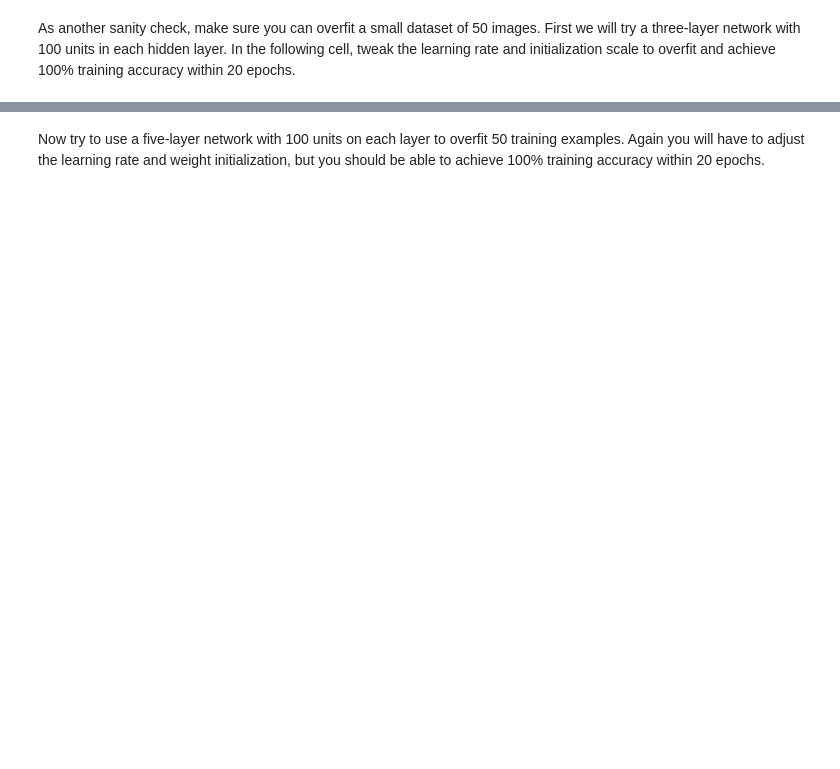
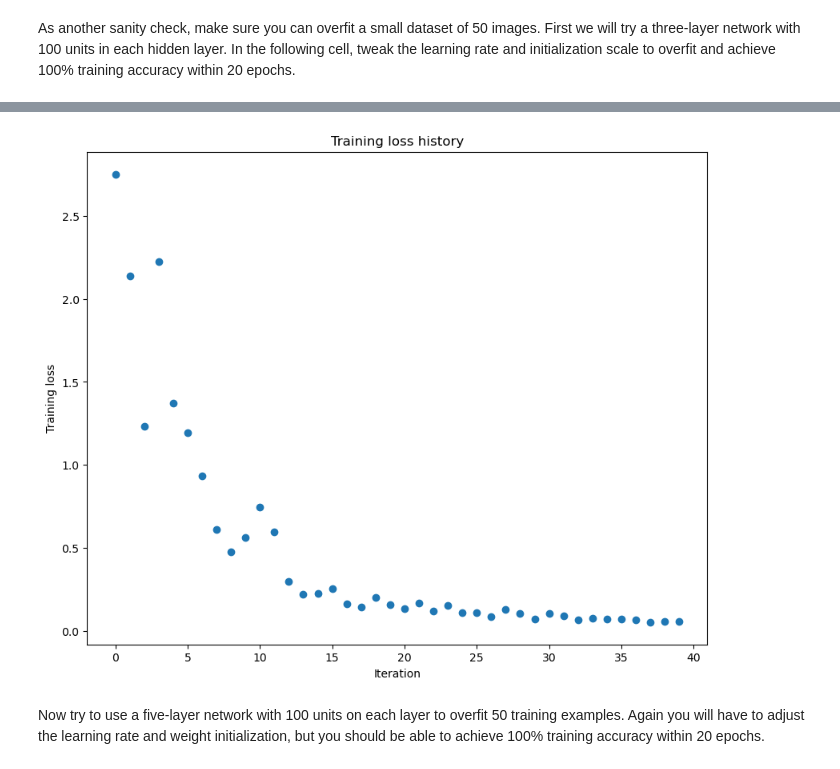
Before and after one commit to A-N1khil/compsci682, a Jupyter notebook: assignment2/FullyConnectedNets.ipynb, the cells around one changed output, grey strips where cells are left out. Drawn from its saved outputs; the diff is of its cells as text; code cells hidden in the pictures; blank space fills up the shorter version.

Commit message:
TODO: inline Q2

```diff
--- a/assignment2/FullyConnectedNets.ipynb
+++ b/assignment2/FullyConnectedNets.ipynb
@@ -363,9 +366,16 @@ model = TwoLayerNet()
 solver = None
 
 ##############################################################################
-# TODO: Use a Solver instance to train a TwoLayerNet that achieves at least  #
+# TODO1: Use a Solver instance to train a TwoLayerNet that achieves at least  #
 # 50% accuracy on the validation set.                                        #
 ##############################################################################
+
+data = {'X_train': data['X_train'], 'y_train': data['y_train'], 'X_val': data['X_val'], 'y_val': data['y_val']}
+# Getting an accuracy of 52.2% on this solver
+solver = Solver(model, data, lr_decay=.95, optim_config={'learning_rate': 1e-3}, batch_size=100, verbose=True, print_every=100)
+solver.train()
+print(f"Best Validation Accuracy: {solver.best_val_acc}")
+
 pass
 ##############################################################################
 #                             END OF YOUR CODE                               #
@@ -424,28 +471,33 @@ for reg in [0, 3.14]:
 # %% [markdown]
 As another sanity check, make sure you can overfit a small dataset of 50 images. First we will try a three-layer network with 100 units in each hidden layer. In the following cell, tweak the learning rate and initialization scale to overfit and achieve 100% training accuracy within 20 epochs.
 # %%
-# TODO: Use a three-layer Net to overfit 50 training examples by
+# TODO2: Use a three-layer Net to overfit 50 training examples by
 # tweaking just the learning rate and initialization scale.
 
 num_train = 50
 small_data = {
-  'X_train': data['X_train'][:num_train],
-  'y_train': data['y_train'][:num_train],
-  'X_val': data['X_val'],
-  'y_val': data['y_val'],
+    'X_train': data['X_train'][:num_train],
+    'y_train': data['y_train'][:num_train],
+    'X_val': data['X_val'],
+    'y_val': data['y_val'],
 }
 
-weight_scale = 1e-2
-learning_rate = 1e-4
+# Tweaking Results
+# weight_scale = 1e-2 and learning_rate = 1e-2 => Training Accuracy = 24%
+# weight_scale = 1e-3 and learning_rate = 1e-3 => Training Accuracy = 16%
+# weight_scale = 2e-2 and learning_rate = 1e-3 => Training Accuracy = 98%
+# weight_scale = 2e-2 and learning_rate = 3e-3 => Training Accuracy = 100%
+weight_scale = 2e-2
+learning_rate = 3e-3
 model = FullyConnectedNet([100, 100],
-              weight_scale=weight_scale, dtype=np.float64)
+                          weight_scale=weight_scale, dtype=np.float64)
 solver = Solver(model, small_data,
                 print_every=10, num_epochs=20, batch_size=25,
                 update_rule='sgd',
                 optim_config={
-                  'learning_rate': learning_rate,
+                    'learning_rate': learning_rate,
                 }
-         )
+                )
 solver.train()
 
 plt.plot(solver.loss_history, 'o')
@@ -453,3 +505,4 @@ plt.title('Training loss history')
 plt.xlabel('Iteration')
 plt.ylabel('Training loss')
 plt.show()
+# %% [output]
@@ -456,3 +526,4 @@ plt.show()
+[figure, added]
 # %% [markdown]
 Now try to use a five-layer network with 100 units on each layer to overfit 50 training examples. Again you will have to adjust the learning rate and weight initialization, but you should be able to achieve 100% training accuracy within 20 epochs.
 # %%
```
Also changed, not shown: parts of 14 cells of this notebook, 1 other file.
